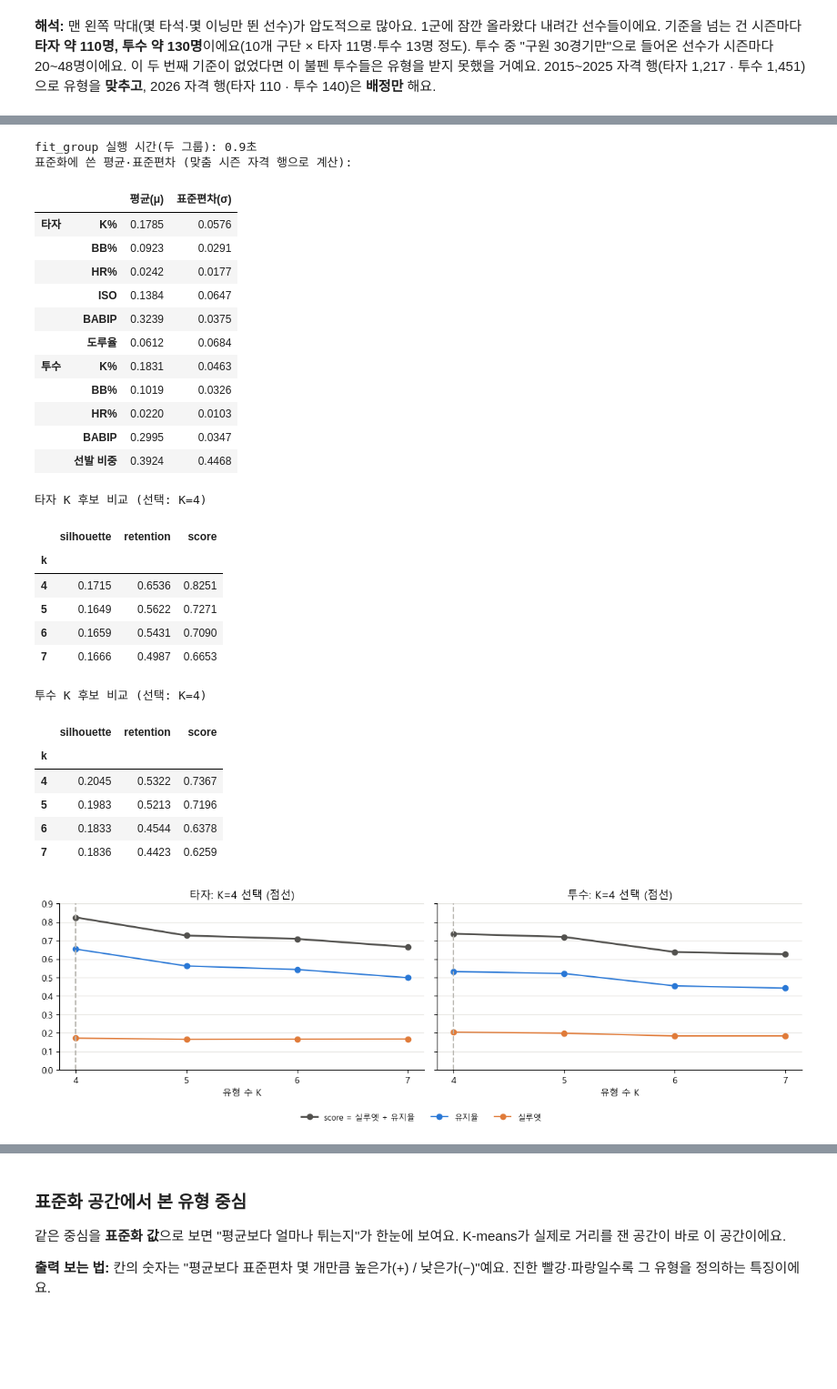
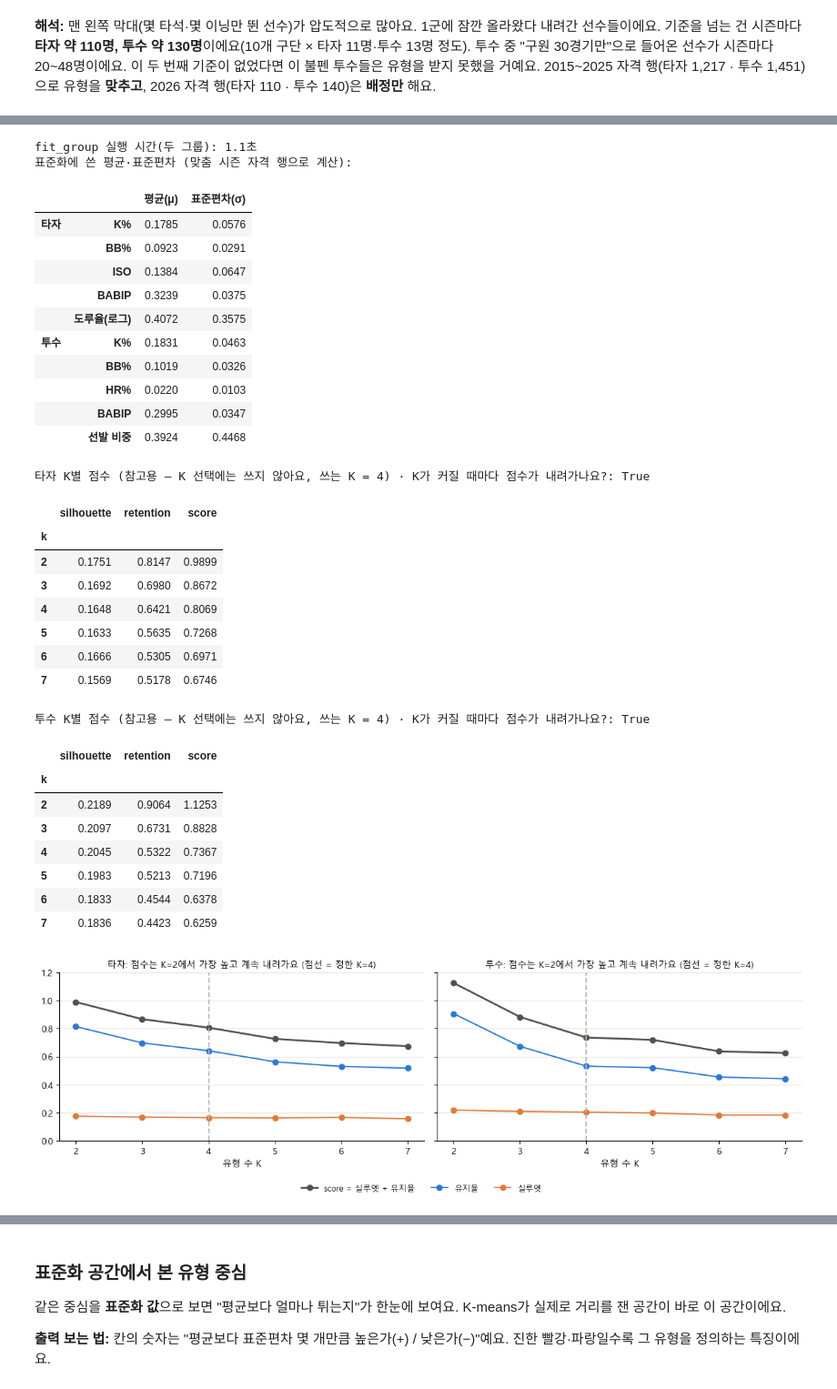
Before and after one commit to kimminseo2323-prog/2610_KBO_predict, a Jupyter notebook: notebooks/04_선수_유형_클러스터링.ipynb, the cells around one changed output, grey strips where cells are left out. Shown at 91% size. Drawn from its saved outputs; the diff is of its cells as text; code cells hidden in the pictures; blank space fills up the shorter version.

```diff
--- a/notebooks/04_선수_유형_클러스터링.ipynb
+++ b/notebooks/04_선수_유형_클러스터링.ipynb
@@ -76,6 +77,9 @@ import pandas as pd
 from IPython.display import display
 from matplotlib.patches import Patch
 from matplotlib.ticker import PercentFormatter
+from sklearn.cluster import KMeans                         # 6번 끝에서 예전 방식(clusters-2026)을 다시 맞춰 비교할 때만 써요
+from sklearn.preprocessing import StandardScaler
+from threadpoolctl import threadpool_limits
 
 T0 = time.time()                                           # 노트북 전체 실행 시간을 재기 시작
 ROOT = Path.cwd().parent                                   # notebooks/의 한 단계 위 = 프로젝트 루트
@@ -102,14 +106,16 @@ SEASONS = cluster.ALL_SEASONS                              # 2015~2026: 집계·
 GROUPS = ("batter", "pitcher")
 GROUP_KO = {"batter": "타자", "pitcher": "투수"}
 FEAT_KO = {"k_pct": "K%", "bb_pct": "BB%", "hr_pct": "HR%", "iso": "ISO", "babip": "BABIP",
-           "sb_rate": "도루율", "start_share": "선발 비중"}
+           "sb_rate": "도루율", "sb_log": "도루율(로그)", "start_share": "선발 비중"}
 TEAM_KO = {v["code"]: v["ko"] for v in reversed(list(teams.TEAMS.values()))}   # 팀 코드 → 지금 구단명 (옛 이름은 뒤에 있어 덮여요)
 LABELS = cluster.load_labels(ROOT / "config" / "cluster_labels.yaml")   # 유형 이름·설명 (기본 경로는 루트 기준이라 직접 넘겨요)
 committed = json.loads((ROOT / "data" / "public" / "model_report.json").read_text(encoding="utf-8"))
 manifest = json.loads((ROOT / "models" / "manifest.json").read_text(encoding="utf-8"))
 
-print(f"시즌 {SEASONS[0]}~{SEASONS[-1]} · 맞춤 시즌 {cluster.FIT_SEASONS[0]}~{cluster.FIT_SEASONS[-1]} · K 후보 {list(cluster.K_RANGE)}")
+print(f"시즌 {SEASONS[0]}~{SEASONS[-1]} · 맞춤 시즌 {cluster.FIT_SEASONS[0]}~{cluster.FIT_SEASONS[-1]} · "
+      f"유형 수 K = {cluster.K_FIXED} (정한 값) · 참고용 점수 표 K = {list(cluster.K_RANGE)}")
 print(f"타자 피처 {[FEAT_KO[f] for f in cluster.BATTER_FEATURES]}")
 print(f"투수 피처 {[FEAT_KO[f] for f in cluster.PITCHER_FEATURES]}")
-print(f"저장소의 군집 버전: {manifest['models']['clusters']['version']} · 유형표 지문 {manifest['models']['clusters']['types_sha256'][:12]}…")
+print(f"코드의 군집 버전: {cluster.CLUSTER_VERSION} · 저장소의 군집 버전: {manifest['models']['clusters']['version']} "
+      f"· 유형표 지문 {manifest['models']['clusters']['types_sha256'][:12]}…")
 # %% [output]
@@ -336,6 +401,6 @@ K를 4·5·6·7로 모두 맞춰 보고 두 가지 점수를 더해서(`score`)
 # %%
 t = time.time()
-bundles = {g: cluster.fit_group(r, g) for g, r in (("batter", bat_r), ("pitcher", pit_r))}   # 표준화 → K=4..7 → 고르기
+bundles = {g: cluster.fit_group(r, g) for g, r in (("batter", bat_r), ("pitcher", pit_r))}   # 표준화 → K=2..7 점수 표(참고) → K=4로 맞춤
 print(f"fit_group 실행 시간(두 그룹): {time.time() - t:.1f}초")
 
 scale = pd.concat({GROUP_KO[g]: pd.DataFrame({"평균(μ)": b["scaler"].mean_, "표준편차(σ)": b["scaler"].scale_},
@@ -346,44 +411,50 @@ display(scale.round(4))
 fig, axes = plt.subplots(1, 2, figsize=(12, 3.8), sharey=True)
 for ax, (g, b) in zip(axes, bundles.items()):
     kt = pd.DataFrame(b["k_table"]).set_index("k")
-    print(f"{GROUP_KO[g]} K 후보 비교 (선택: K={b['k']})")
+    print(f"{GROUP_KO[g]} K별 점수 (참고용 — K 선택에는 쓰지 않아요, 쓰는 K = {b['k']}) · "
+          f"K가 커질 때마다 점수가 내려가나요?: {bool(np.all(np.diff(kt['score']) < 0))}")
     display(kt.round(4))
     ax.plot(kt.index, kt["score"], color=INK, marker="o", linewidth=2, label="score = 실루엣 + 유지율")
     ax.plot(kt.index, kt["retention"], color=BLUE, marker="o", label="유지율")
     ax.plot(kt.index, kt["silhouette"], color=ORANGE, marker="o", label="실루엣")
     ax.axvline(b["k"], color=GRAY, linestyle="--")
-    ax.set(title=f"{GROUP_KO[g]}: K={b['k']} 선택 (점선)", xlabel="유형 수 K", xticks=list(kt.index), ylim=(0, 0.9))
+    ax.set(title=f"{GROUP_KO[g]}: 점수는 K=2에서 가장 높고 계속 내려가요 (점선 = 정한 K={b['k']})", xlabel="유형 수 K",
+           xticks=list(kt.index), ylim=(0, 1.2))
+    ax.title.set_fontsize(10)
 fig.legend(*axes[0].get_legend_handles_labels(), ncol=3, fontsize=9, loc="lower center", frameon=False)
 plt.tight_layout(rect=(0, 0.08, 1, 1))
 plt.show()
 # %% [output]
-fit_group 실행 시간(두 그룹): 0.9초
+fit_group 실행 시간(두 그룹): 1.1초
 표준화에 쓴 평균·표준편차 (맞춤 시즌 자격 행으로 계산):
 |  |  | 평균(μ) | 표준편차(σ) |
 | 타자 | K% | 0.1785 | 0.0576 |
 |  | BB% | 0.0923 | 0.0291 |
-|  | HR% | 0.0242 | 0.0177 |
 |  | ISO | 0.1384 | 0.0647 |
 |  | BABIP | 0.3239 | 0.0375 |
-|  | 도루율 | 0.0612 | 0.0684 |
+|  | 도루율(로그) | 0.4072 | 0.3575 |
 | 투수 | K% | 0.1831 | 0.0463 |
 |  | BB% | 0.1019 | 0.0326 |
 |  | HR% | 0.0220 | 0.0103 |
 |  | BABIP | 0.2995 | 0.0347 |
 |  | 선발 비중 | 0.3924 | 0.4468 |
-타자 K 후보 비교 (선택: K=4)
+타자 K별 점수 (참고용 — K 선택에는 쓰지 않아요, 쓰는 K = 4) · K가 커질 때마다 점수가 내려가나요?: True
 |  | silhouette | retention | score |
 | k |  |  |  |
-| 4 | 0.1715 | 0.6536 | 0.8251 |
-| 5 | 0.1649 | 0.5622 | 0.7271 |
-| 6 | 0.1659 | 0.5431 | 0.7090 |
-| 7 | 0.1666 | 0.4987 | 0.6653 |
+| 2 | 0.1751 | 0.8147 | 0.9899 |
+| 3 | 0.1692 | 0.6980 | 0.8672 |
+| 4 | 0.1648 | 0.6421 | 0.8069 |
+| 5 | 0.1633 | 0.5635 | 0.7268 |
+| 6 | 0.1666 | 0.5305 | 0.6971 |
+| 7 | 0.1569 | 0.5178 | 0.6746 |
-투수 K 후보 비교 (선택: K=4)
+투수 K별 점수 (참고용 — K 선택에는 쓰지 않아요, 쓰는 K = 4) · K가 커질 때마다 점수가 내려가나요?: True
 |  | silhouette | retention | score |
 | k |  |  |  |
+| 2 | 0.2189 | 0.9064 | 1.1253 |
+| 3 | 0.2097 | 0.6731 | 0.8828 |
 | 4 | 0.2045 | 0.5322 | 0.7367 |
 | 5 | 0.1983 | 0.5213 | 0.7196 |
 | 6 | 0.1833 | 0.4544 | 0.6378 |
 | 7 | 0.1836 | 0.4423 | 0.6259 |
-[figure, old version]
+[figure, new version]
 # %% [markdown]
```
Also changed, not shown: parts of 48 cells of this notebook, 2 other files.
